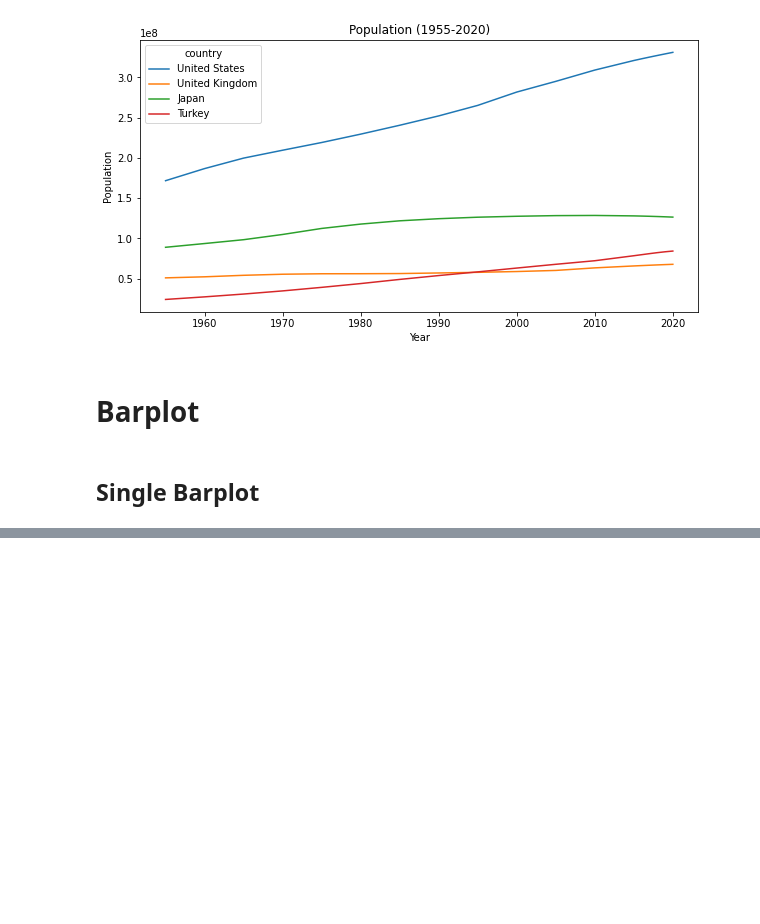
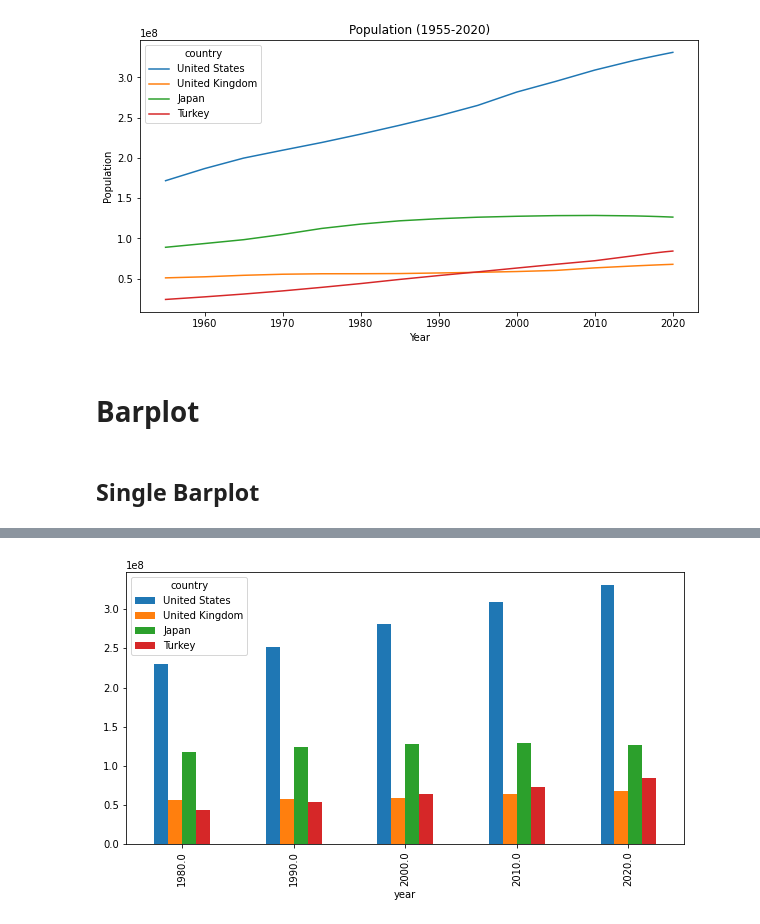
Before and after one commit to omrfyildiz/python-project, a Jupyter notebook: Pandas/pandas-exercise.ipynb, the cells around one changed output, grey strips where cells are left out. Cells and saved outputs as stored; diff of their text form; code cells hidden in the pictures; blank space fills up the shorter version.

```diff
--- a/Pandas/pandas-exercise.ipynb
+++ b/Pandas/pandas-exercise.ipynb
@@ -683,0 +712,6 @@ df_selected_countries_2020 = df_selected_countries[df_selected_countries.index.i
+# %%
+df_pivot_sample.plot(kind='bar', figsize=(10,5))
+
+plt.show() #to show the plot
+# %% [output]
+[figure, added]
```
Also changed, not shown: parts of 13 cells of this notebook.
